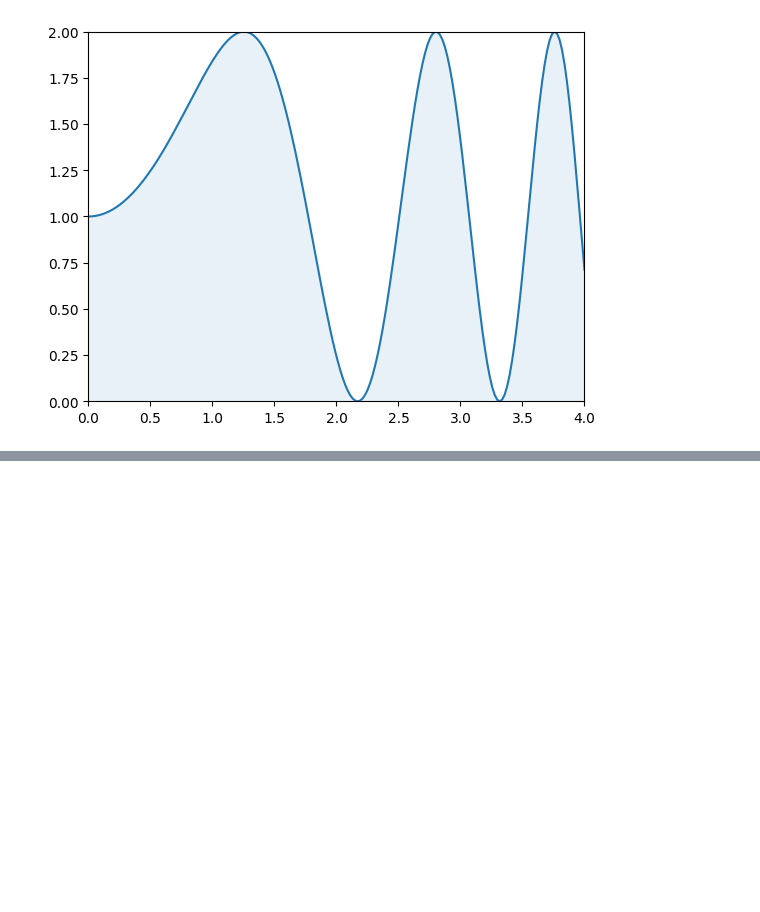
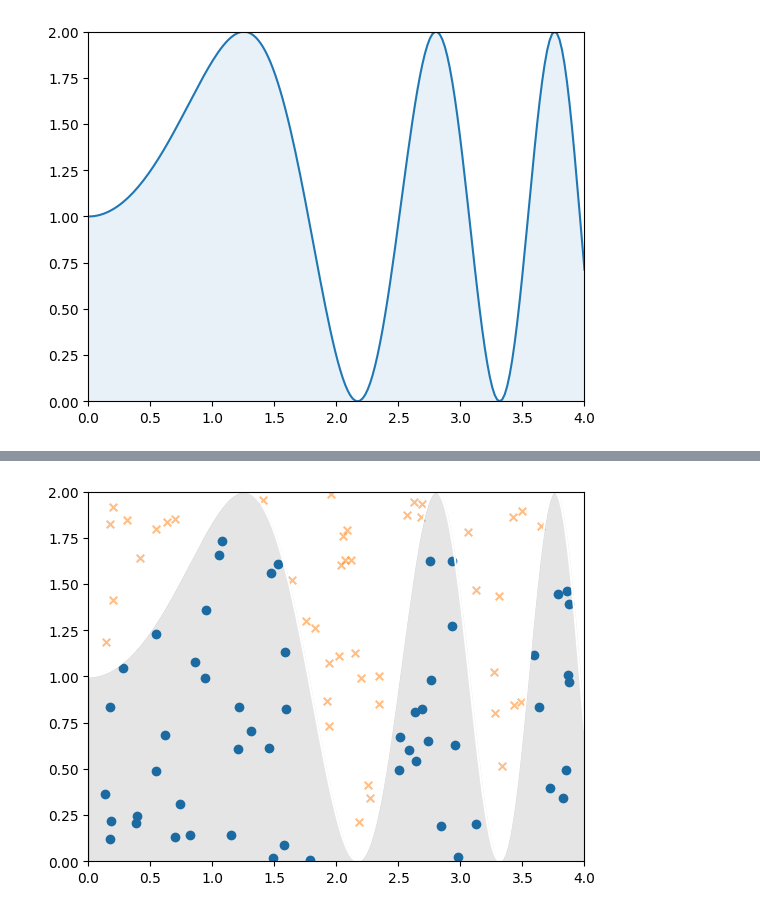
Before and after one commit to SasithaAI/My12MonthAIStudy, a Jupyter notebook: MYSampaling.ipynb, the cells around one changed output, grey strips where cells are left out. Saved outputs shown, nothing was run; the diff lists cells and outputs as text; code cells hidden in the pictures; blank space fills up the shorter version.

```diff
--- a/MYSampaling.ipynb
+++ b/MYSampaling.ipynb
@@ -26,0 +38,9 @@ plt.ylim(0, 2);
+# %%
+passed = random_y <= pdf(random_x)
+plt.scatter(random_x[passed], random_y[passed])
+plt.scatter(random_x[~passed], random_y[~passed], marker="x", s=30, alpha=0.5)
+plt.plot(xs, ps, c="w")
+plt.fill_between(xs, 0, ps, color="k", alpha=0.1)
+plt.xlim(0, 4), plt.ylim(0, 2);
+# %% [output]
+[figure, added]
```
Also changed, not shown: parts of 7 cells of this notebook.
